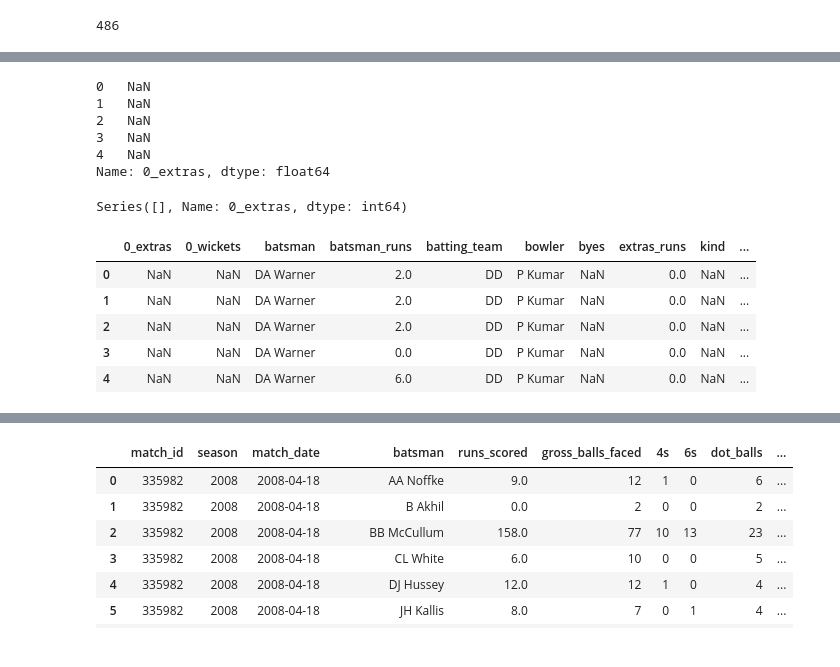
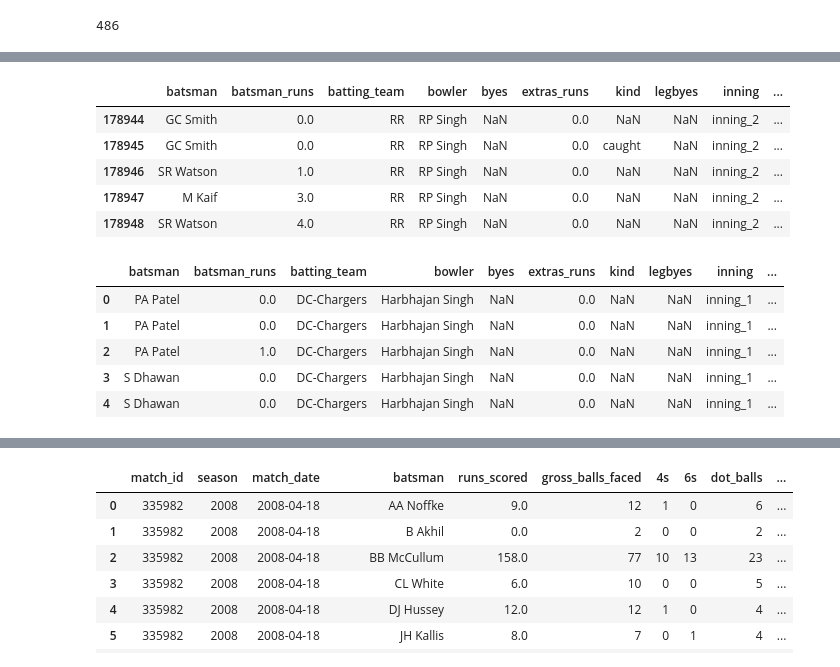
Before and after one commit to ravi-gopalan/ipl_analysis, a Jupyter notebook: ipl_analysis_v3.ipynb, the cells around one changed output, grey strips where cells are left out. Cells and saved outputs as stored; diff of their text form; code cells hidden in the pictures.

```diff
--- a/ipl_analysis_v3.ipynb
+++ b/ipl_analysis_v3.ipynb
@@ -357,5 +410,5 @@ df_details['level_1'] = df_details['level_1'].astype(str)
 # %%
-delivery = {'0.1': '1','0.2': '2', '0.3': '3', '0.4': '4', '0.5': '5', '0.6': '6', '0.7': '7', '0.8': '8', '0.9': '9',\
+delivery_map = {'0.1': '1','0.2': '2', '0.3': '3', '0.4': '4', '0.5': '5', '0.6': '6', '0.7': '7', '0.8': '8', '0.9': '9',\
          '1.1': '1','1.2': '2', '1.3': '3', '1.4': '4', '1.5': '5', '1.6': '6', '1.7': '7', '1.8': '8', '1.9': '9',\
          '2.1': '1','2.2': '2', '2.3': '3', '2.4': '4', '2.5': '5', '2.6': '6', '2.7': '7', '2.8': '8', '2.9': '9',\
          '3.1': '1','3.2': '2', '3.3': '3', '3.4': '4', '3.5': '5', '3.6': '6', '3.7': '7', '3.8': '8', '3.9': '9',\
@@ -377,7 +430,7 @@ delivery = {'0.1': '1','0.2': '2', '0.3': '3', '0.4': '4', '0.5': '5', '0.6': '6
          '19.1': '1','19.2': '2', '19.3': '3', '19.4': '4', '19.5': '5', '19.6': '6', '19.7': '7', '19.8': '8', '19.9': '9',\
         }
 # %%
-df_details['delivery'] = df_details['level_1'].map(delivery)
+df_details['delivery_in_over'] = df_details['delivery'].map(delivery_map)
 # %%
 df_details['over'] = df_details['over'].astype(str)
 inning_quarter = {'1': 'Q1','2': 'Q1', '3': 'Q1', '4': 'Q1', '5': 'Q1', \
@@ -710,4 +753,0 @@ memory usage: 67.6+ MB
-# %%
-df_details.drop(['0'], inplace=True, axis=1)
-# %%
-df_details.drop(['Unnamed: 0'], inplace=True, axis=1)
@@ -887,29 +907,16 @@ dtypes: int64(2), object(2)
 memory usage: 344.8+ KB
 # %%
 df_not_out.to_csv('players_out_by_match_view.csv')
-# %%
-df_details['0_extras'].head()
-# %% [output]
-0   NaN
-1   NaN
-2   NaN
-3   NaN
-4   NaN
-Name: 0_extras, dtype: float64
-# %%
-df_details['0_extras'].value_counts()
-# %% [output]
-Series([], Name: 0_extras, dtype: int64)
 # %%
 df_details.to_csv('cleansed_ball_by_ball_details.csv')
 # %%
-df_details.head()
+df_details.tail()
 # %% [output]
-|  | 0_extras | 0_wickets | batsman | batsman_runs | batting_team | bowler | byes | extras_runs | kind | ... |
-| 0 | NaN | NaN | DA Warner | 2.0 | DD | P Kumar | NaN | 0.0 | NaN | ... |
-| 1 | NaN | NaN | DA Warner | 2.0 | DD | P Kumar | NaN | 0.0 | NaN | ... |
-| 2 | NaN | NaN | DA Warner | 2.0 | DD | P Kumar | NaN | 0.0 | NaN | ... |
-| 3 | NaN | NaN | DA Warner | 0.0 | DD | P Kumar | NaN | 0.0 | NaN | ... |
-| 4 | NaN | NaN | DA Warner | 6.0 | DD | P Kumar | NaN | 0.0 | NaN | ... |
+|  | batsman | batsman_runs | batting_team | bowler | byes | extras_runs | kind | legbyes | inning | ... |
+| 178944 | GC Smith | 0.0 | RR | RP Singh | NaN | 0.0 | NaN | NaN | inning_2 | ... |
+| 178945 | GC Smith | 0.0 | RR | RP Singh | NaN | 0.0 | caught | NaN | inning_2 | ... |
+| 178946 | SR Watson | 1.0 | RR | RP Singh | NaN | 0.0 | NaN | NaN | inning_2 | ... |
+| 178947 | M Kaif | 3.0 | RR | RP Singh | NaN | 0.0 | NaN | NaN | inning_2 | ... |
+| 178948 | SR Watson | 4.0 | RR | RP Singh | NaN | 0.0 | NaN | NaN | inning_2 | ... |
 # %%
 df_combined = df_details.join(df_match_summary,on='match_id',rsuffix='_ipl_summary')
@@ -941,0 +923,9 @@ df_combined['delivery'] = df_combined['level_1'].map(delivery)
+# %%
+df_combined.head()
+# %% [output]
+|  | batsman | batsman_runs | batting_team | bowler | byes | extras_runs | kind | legbyes | inning | ... |
+| 0 | PA Patel | 0.0 | DC-Chargers | Harbhajan Singh | NaN | 0.0 | NaN | NaN | inning_1 | ... |
+| 1 | PA Patel | 0.0 | DC-Chargers | Harbhajan Singh | NaN | 0.0 | NaN | NaN | inning_1 | ... |
+| 2 | PA Patel | 1.0 | DC-Chargers | Harbhajan Singh | NaN | 0.0 | NaN | NaN | inning_1 | ... |
+| 3 | S Dhawan | 0.0 | DC-Chargers | Harbhajan Singh | NaN | 0.0 | NaN | NaN | inning_1 | ... |
+| 4 | S Dhawan | 0.0 | DC-Chargers | Harbhajan Singh | NaN | 0.0 | NaN | NaN | inning_1 | ... |
```
Also changed, not shown: parts of 98 cells of this notebook.
